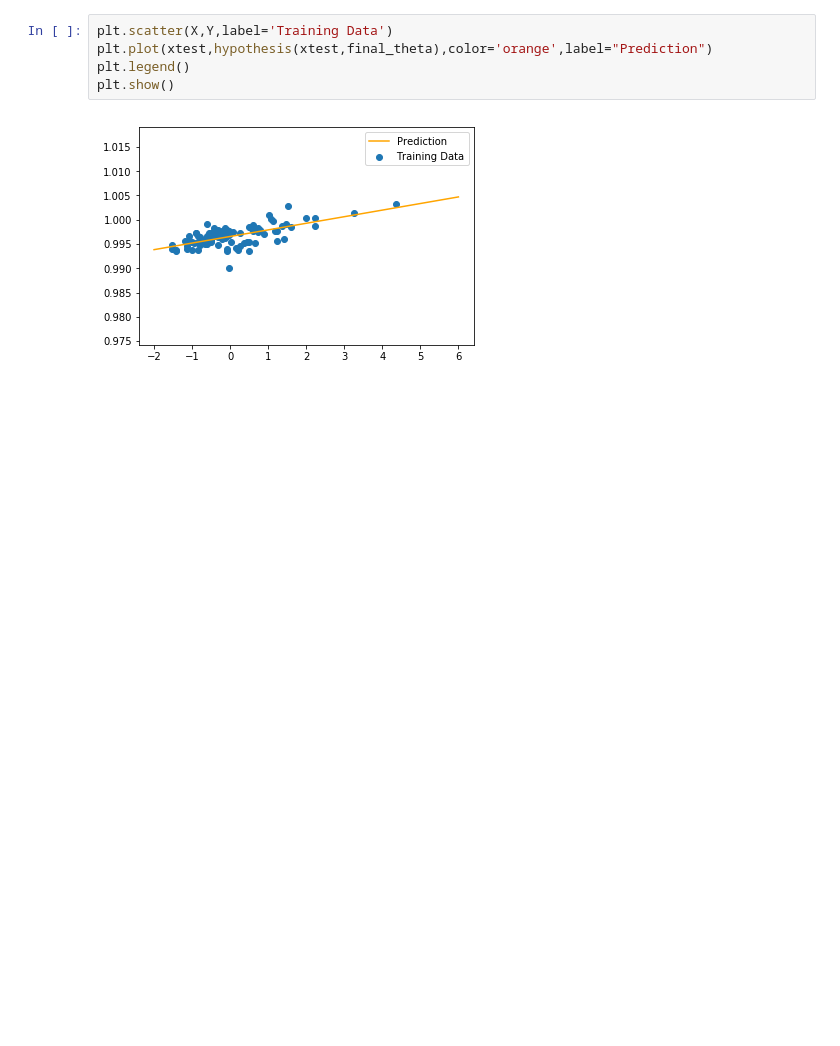
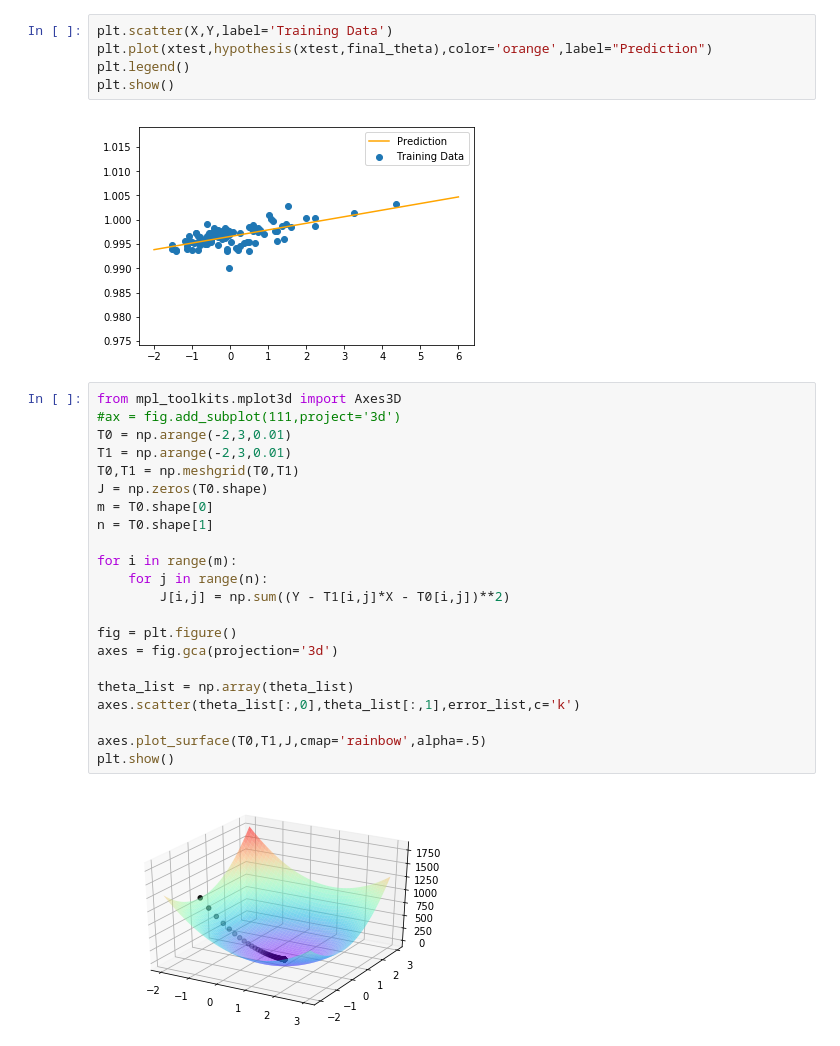
Before and after one commit to ujjwal1711/machine_learning, a Jupyter notebook: Linear_Regression.ipynb, the cells around one changed output. Cells and saved outputs as stored; diff of their text form; blank space fills up the shorter version.

Commit message:
Add files via upload
linear regression with visualisation

```diff
--- a/Linear_Regression.ipynb
+++ b/Linear_Regression.ipynb
@@ -104,3 +104,27 @@ plt.legend()
 plt.show()
 # %% [output]
 [figure]
+# %%
+from mpl_toolkits.mplot3d import Axes3D
+#ax = fig.add_subplot(111,project='3d')
+T0 = np.arange(-2,3,0.01)
+T1 = np.arange(-2,3,0.01)
+T0,T1 = np.meshgrid(T0,T1)
+J = np.zeros(T0.shape)
+m = T0.shape[0]
+n = T0.shape[1]
+
+for i in range(m):
+    for j in range(n):
+        J[i,j] = np.sum((Y - T1[i,j]*X - T0[i,j])**2)
+
+fig = plt.figure()
+axes = fig.gca(projection='3d')
+
+theta_list = np.array(theta_list)
+axes.scatter(theta_list[:,0],theta_list[:,1],error_list,c='k')
+
+axes.plot_surface(T0,T1,J,cmap='rainbow',alpha=.5)
+plt.show()
+# %% [output]
+[figure, added]
```
Also changed, not shown: parts of 2 cells of this notebook.
